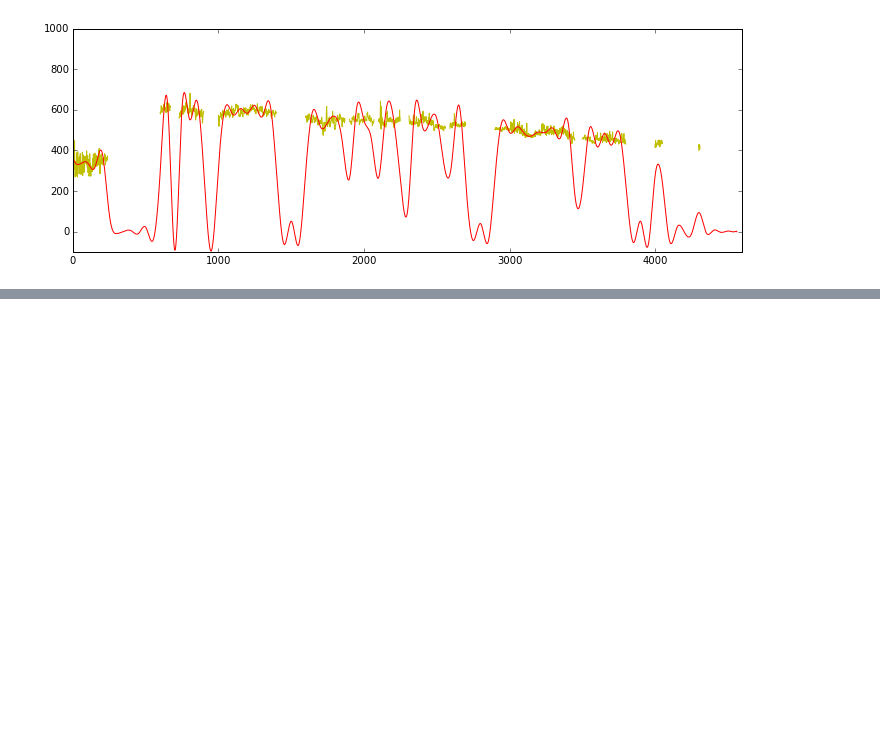
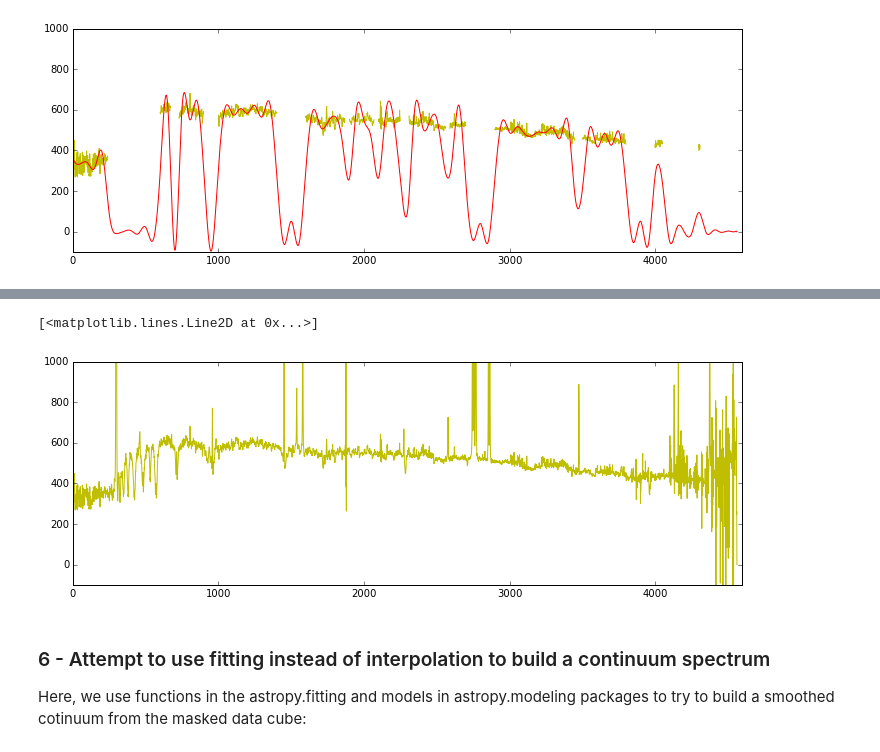
Before and after one commit to spacetelescope/cubeviz, a Jupyter notebook: smoothing/continuum_subtract_MANGA.ipynb, the cells around one changed output, grey strips where cells are left out. Saved outputs shown, nothing was run; the diff lists cells and outputs as text; code cells hidden in the pictures; blank space fills up the shorter version.

```diff
--- a/smoothing/continuum_subtract_MANGA.ipynb
+++ b/smoothing/continuum_subtract_MANGA.ipynb
@@ -127,0 +173,2 @@ plt.plot(continuum, 'r')
+# %%
+continuum = InterpolatedUnivariateSpline(x, summed, w=weights)(x)
@@ -127,0 +181,12 @@ plt.plot(continuum, 'r')
+# %%
+plt.gcf().set_size_inches(12.,4.)
+plt.axis([0.,4600.,-100.,1000.])
+plt.plot(summed, 'y')
+plt.plot(continuum, 'r')
+# %% [output]
+[<matplotlib.lines.Line2D at 0x...>]
+[figure, added]
+# %% [markdown]
+<h3>6 - Attempt to use fitting instead of interpolation to build a continuum spectrum </h3>
+
+Here, we use functions in the astropy.fitting and models in astropy.modeling packages to try to build a smoothed cotinuum from the masked data cube:
```
Also changed, not shown: parts of 15 cells of this notebook.
